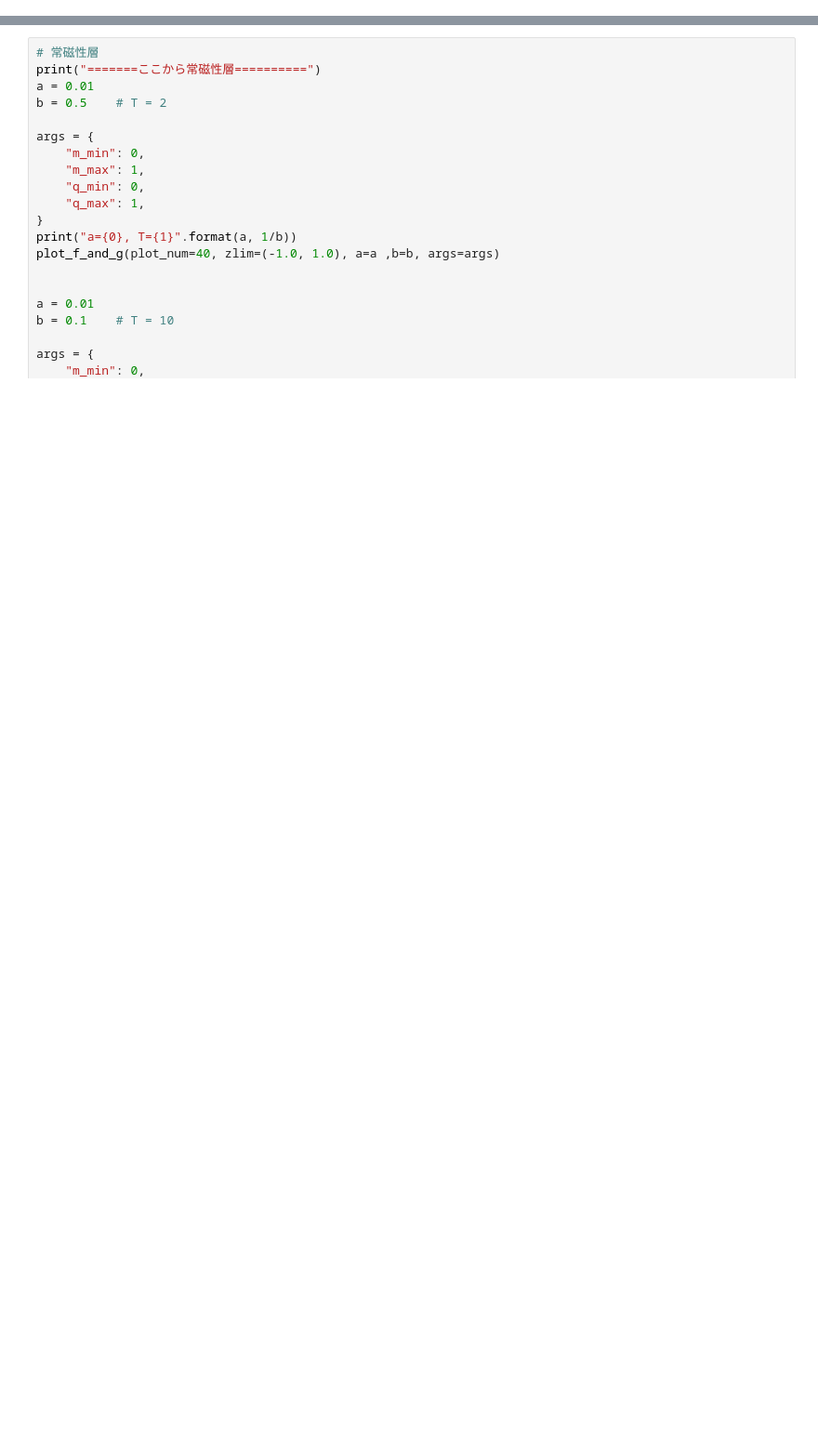
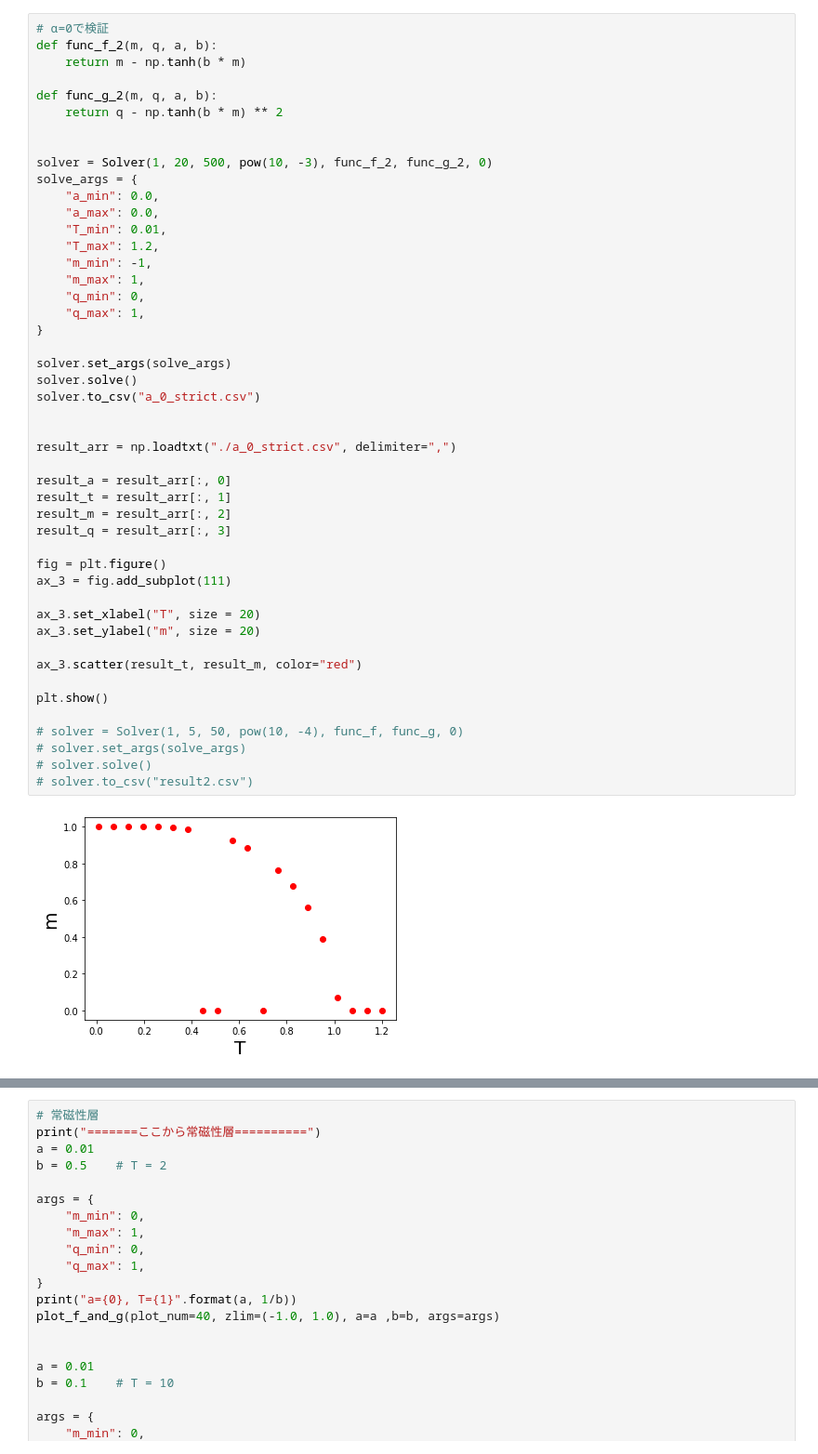
Before and after one commit to yamoyamoto/jupyter, a Jupyter notebook: fp_model/PhaseDiagram-2.ipynb, the cells around one changed output, grey strips where cells are left out. Shown at 93% size. Drawn from its saved outputs; the diff is of its cells as text; blank space fills up the shorter version.

```diff
--- a/fp_model/PhaseDiagram-2.ipynb
+++ b/fp_model/PhaseDiagram-2.ipynb
@@ -229,4 +221,53 @@ a=0.2689655172413793, T=0.4479310344827586  =>  m=0.020408163265306145, q=0.7142
 [-0.020408163265306145, 0.020408163265306145, -0.020408163265306145, 0.020408163265306145]
 ↓qの候補↓
 [0.14285714285714285, 0.14285714285714285, 0.16326530612244897, 0.16326530612244897]
+# %%
+# α=0で検証
+def func_f_2(m, q, a, b):
+    return m - np.tanh(b * m)
+
+def func_g_2(m, q, a, b):
+    return q - np.tanh(b * m) ** 2
+
+
+solver = Solver(1, 20, 500, pow(10, -3), func_f_2, func_g_2, 0)
+solve_args = {
+    "a_min": 0.0,
+    "a_max": 0.0,
+    "T_min": 0.01,
+    "T_max": 1.2,
+    "m_min": -1,
+    "m_max": 1,
+    "q_min": 0,
+    "q_max": 1,
+}
+
+solver.set_args(solve_args)
+solver.solve()
+solver.to_csv("a_0_strict.csv")
+
+
+result_arr = np.loadtxt("./a_0_strict.csv", delimiter=",")
+
+result_a = result_arr[:, 0]
+result_t = result_arr[:, 1]
+result_m = result_arr[:, 2]
+result_q = result_arr[:, 3]
+
+fig = plt.figure()
+ax_3 = fig.add_subplot(111)
+
+ax_3.set_xlabel("T", size = 20)
+ax_3.set_ylabel("m", size = 20)
+
+ax_3.scatter(result_t, result_m, color="red")
+
+plt.show()
+
+# solver = Solver(1, 5, 50, pow(10, -4), func_f, func_g, 0)
+# solver.set_args(solve_args)
+# solver.solve()
+# solver.to_csv("result2.csv")
+# %% [output]
+[figure, added]
 # %%
```
Also changed, not shown: parts of 6 cells of this notebook, 4 other files.
